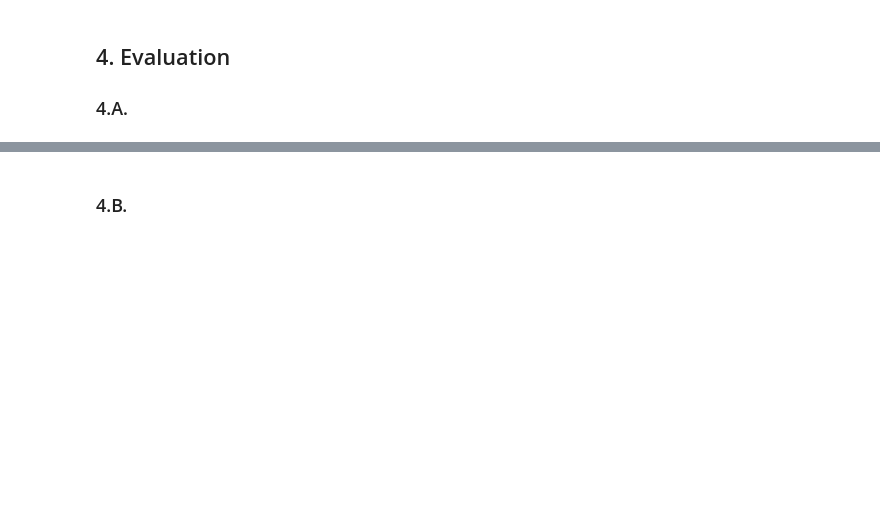
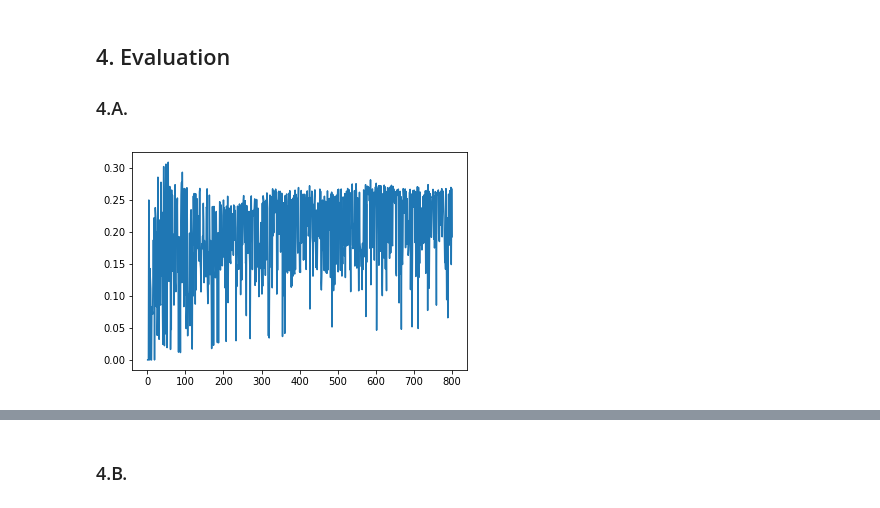
Before and after one commit to youshaox/COMP90051-project2, a Jupyter notebook: youshaox.ipynb, the cells around one changed output, grey strips where cells are left out. Drawn from its saved outputs; the diff is of its cells as text; code cells hidden in the pictures; blank space fills up the shorter version.

```diff
--- a/youshaox.ipynb
+++ b/youshaox.ipynb
@@ -82,14 +93,14 @@ class EpsGreedy(MAB):
     def __init__(self, narms, epsilon, Q0=np.inf):
         self.narms=narms
         self.epsilon=epsilon
-        # 记录每一个arm的次数和reward
+        # 记录每一个arm的pull的次数和得到的reward
         self.counts = [0 for col in range(self.narms)]
         self.avg_rewards = [Q0 for col in range(self.narms)]
 
     def play(self, tround, context=None):
         """
         Play a round
-
+        play t-1轮的
         Arguments
         =========
         tround : int
@@ -104,6 +115,7 @@ class EpsGreedy(MAB):
         """
         # exploit
         if np.random.random() > self.epsilon:
+            # t-1轮中的average reward中最大的
             return index_max(self.avg_rewards)
         else:
         # explore
@@ -112,7 +124,7 @@ class EpsGreedy(MAB):
     def update(self, arm, reward, context=None):
         """
         Updates the internal state of the MAB after a play
-
+        更新t轮的
         Arguments
         =========
         arm : int
@@ -127,8 +139,5 @@ class EpsGreedy(MAB):
         self.counts[arm] = self.counts[arm] + 1
         n = self.counts[arm]
         old_avg_reward = self.avg_rewards[arm]
-        if self.avg_rewards[arm] == np.inf:
-            new_avg_reward = reward
-        else:
-            new_avg_reward = (old_avg_reward * (n-1) + reward)/n
+        new_avg_reward = (old_avg_reward * (n-1) + reward)/n
         self.avg_rewards[arm] = new_avg_reward
@@ -240,24 +248,22 @@ def offlineEvaluate(mab, arms, rewards, contexts, nrounds=None):
         rewards for the matching events
     """
     rewards_for_matched_round = []
-    count_round = 1
+    tround = 1
     length = len(rewards)
-    for tround in range(length):
+    for context_round in range(length):
         # tround是从0开始的
         # end
-
         # pull/play 一次
-        context = contexts[tround]
-        response_arm = arms[tround]
-        response_reward = rewards[tround]
-        # todo 是否需要的是下一轮的?
-        estimate_arm = mab.play(count_round, context)
+        context = contexts[context_round]
+        response_arm = int(arms[context_round]-1)
+        response_reward = rewards[context_round]
+        estimate_arm = int(mab.play(tround, context))
         if estimate_arm == response_arm:
-            count_round += 1
+            tround += 1
             rewards_for_matched_round.append(response_reward)
             # update
             mab.update(response_arm, response_reward, context)
-        if count_round > nrounds:
+        if tround > nrounds:
             break
     return rewards_for_matched_round
 # %%
@@ -369,12 +377,18 @@ LinUCB average reward 0.02702702702702703
 ## 4. Evaluation
 ### 4.A.
 # %%
-number_of_trails = np.linspace(1, 800, 800)
+number_of_trials = np.linspace(1, 800, 800)
 # %%
 result_mab_eps = []
-for number_of_trail in number_of_trails:
+for number_of_trial in number_of_trials:
     mab_eps = EpsGreedy(10, 0.05)
-    result_rewards_per_trail = offlineEvaluate(mab_eps, arms, rewards, contexts, number_of_trail)
-    result_mab_eps.append(np.mean(result_rewards_per_trail))
+    result_rewards_per_trial = offlineEvaluate(mab_eps, arms, rewards, contexts, int(number_of_trial))
+    result_mab_eps.append(np.mean(result_rewards_per_trial))
+fig = plt.figure()
+ax = plt.axes()
+x = np.linspace(1, 800, 800)
+ax.plot(x, result_mab_eps);
+# %% [output]
+[figure, added]
 # %%
 result_mab_ucb = []
```
Also changed, not shown: parts of 20 cells of this notebook, 4 other files.
